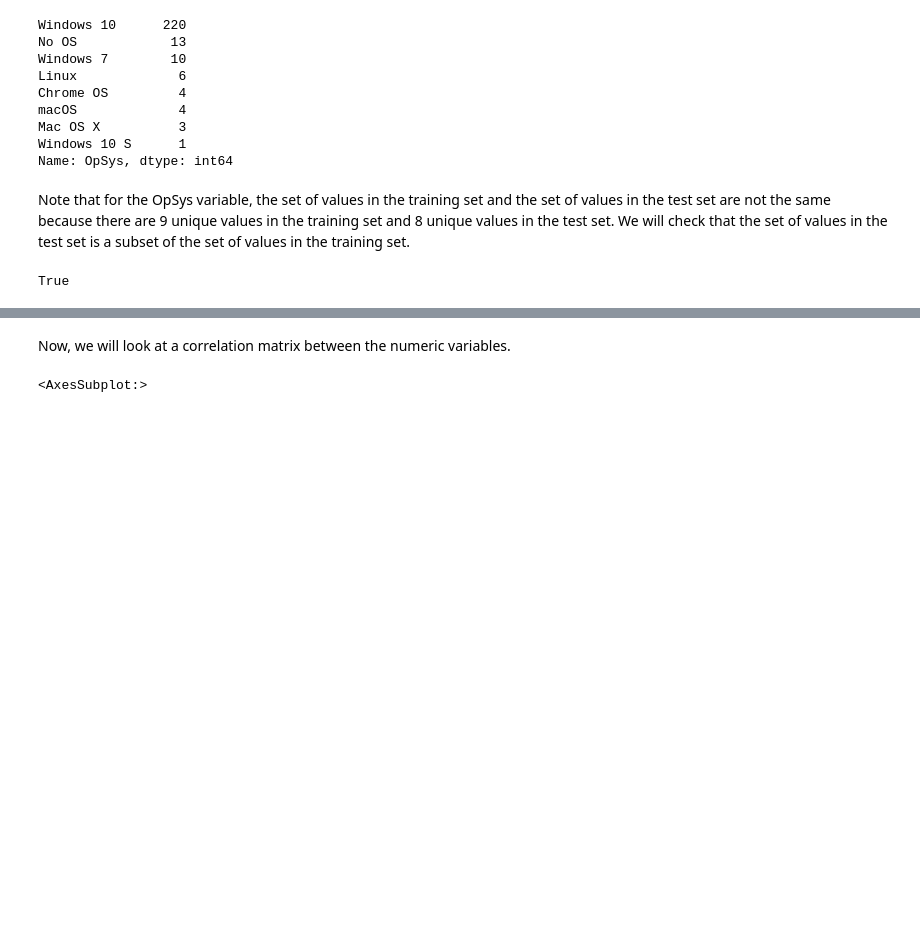
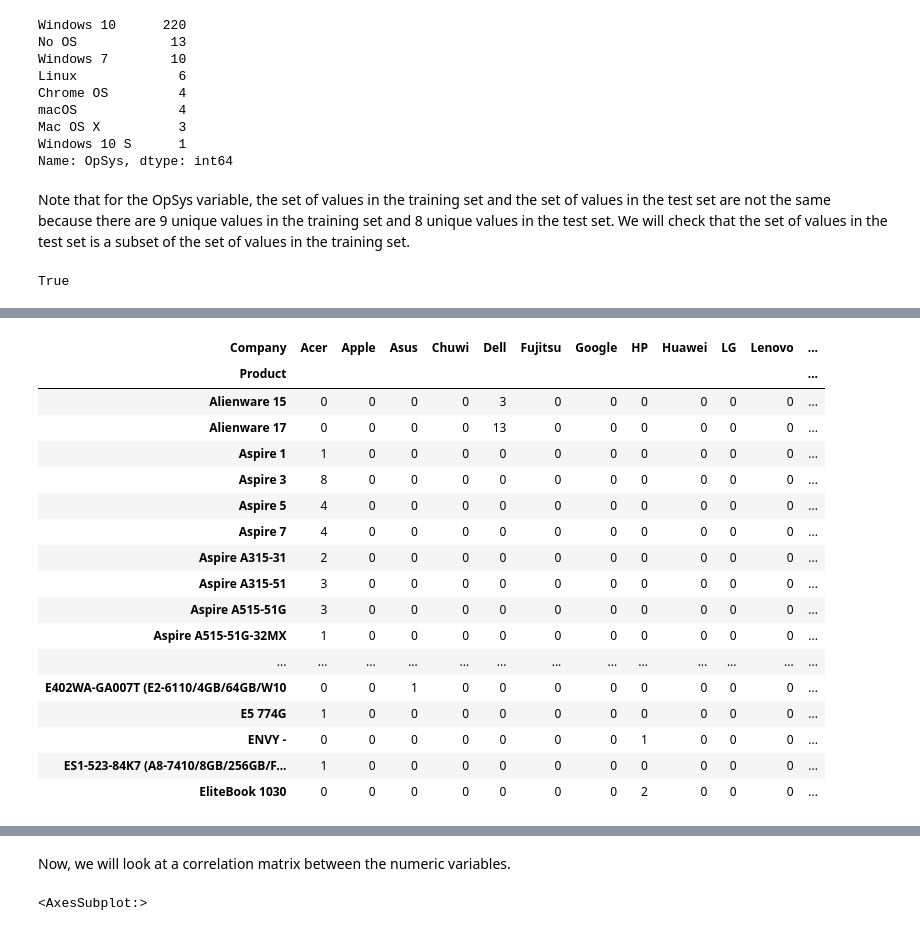
Before and after one commit to ryan-ferns/project_laptop_prices, a Jupyter notebook: laptop-prices-project.ipynb, the cells around one changed output, grey strips where cells are left out. Saved outputs shown, nothing was run; the diff lists cells and outputs as text; code cells hidden in the pictures; blank space fills up the shorter version.

```diff
--- a/laptop-prices-project.ipynb
+++ b/laptop-prices-project.ipynb
@@ -1079,0 +1155,21 @@ True
+# %%
+pd.crosstab(train['Product'], train['Company'])[50:100]
+# %% [output]
+| Company | Acer | Apple | Asus | Chuwi | Dell | Fujitsu | Google | HP | Huawei | LG | Lenovo | ... |
+| Product |  |  |  |  |  |  |  |  |  |  |  | ... |
+| Alienware 15 | 0 | 0 | 0 | 0 | 3 | 0 | 0 | 0 | 0 | 0 | 0 | ... |
+| Alienware 17 | 0 | 0 | 0 | 0 | 13 | 0 | 0 | 0 | 0 | 0 | 0 | ... |
+| Aspire 1 | 1 | 0 | 0 | 0 | 0 | 0 | 0 | 0 | 0 | 0 | 0 | ... |
+| Aspire 3 | 8 | 0 | 0 | 0 | 0 | 0 | 0 | 0 | 0 | 0 | 0 | ... |
+| Aspire 5 | 4 | 0 | 0 | 0 | 0 | 0 | 0 | 0 | 0 | 0 | 0 | ... |
+| Aspire 7 | 4 | 0 | 0 | 0 | 0 | 0 | 0 | 0 | 0 | 0 | 0 | ... |
+| Aspire A315-31 | 2 | 0 | 0 | 0 | 0 | 0 | 0 | 0 | 0 | 0 | 0 | ... |
+| Aspire A315-51 | 3 | 0 | 0 | 0 | 0 | 0 | 0 | 0 | 0 | 0 | 0 | ... |
+| Aspire A515-51G | 3 | 0 | 0 | 0 | 0 | 0 | 0 | 0 | 0 | 0 | 0 | ... |
+| Aspire A515-51G-32MX | 1 | 0 | 0 | 0 | 0 | 0 | 0 | 0 | 0 | 0 | 0 | ... |
+| ... | ... | ... | ... | ... | ... | ... | ... | ... | ... | ... | ... | ... |
+| E402WA-GA007T (E2-6110/4GB/64GB/W10 | 0 | 0 | 1 | 0 | 0 | 0 | 0 | 0 | 0 | 0 | 0 | ... |
+| E5 774G | 1 | 0 | 0 | 0 | 0 | 0 | 0 | 0 | 0 | 0 | 0 | ... |
+| ENVY - | 0 | 0 | 0 | 0 | 0 | 0 | 0 | 1 | 0 | 0 | 0 | ... |
+| ES1-523-84K7 (A8-7410/8GB/256GB/F... | 1 | 0 | 0 | 0 | 0 | 0 | 0 | 0 | 0 | 0 | 0 | ... |
+| EliteBook 1030 | 0 | 0 | 0 | 0 | 0 | 0 | 0 | 2 | 0 | 0 | 0 | ... |
```
Also changed, not shown: parts of 22 cells of this notebook.
